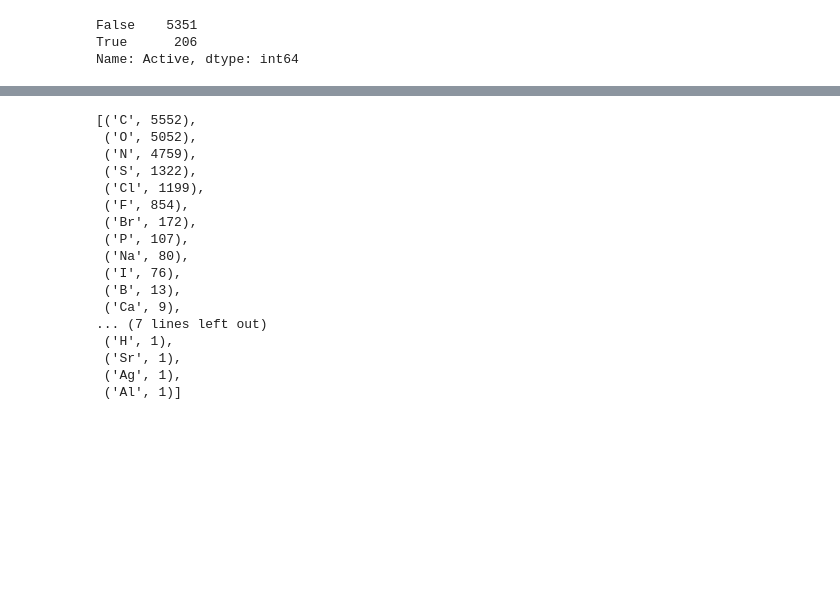
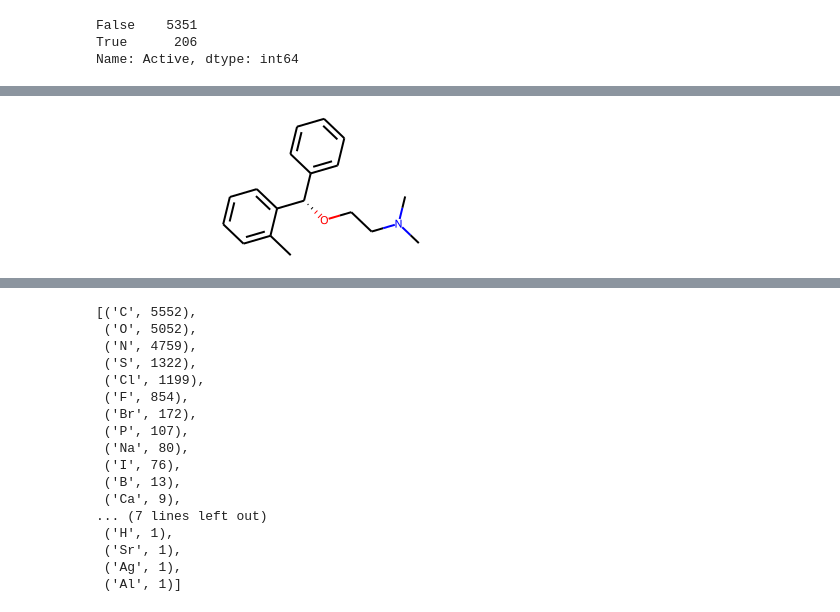
Before and after one commit to akamnev/hackathon-lap, a Jupyter notebook: notebooks/view_train_v1.ipynb, the cells around one changed output, grey strips where cells are left out. Saved outputs shown, nothing was run; the diff lists cells and outputs as text; code cells hidden in the pictures; blank space fills up the shorter version.

```diff
--- a/notebooks/view_train_v1.ipynb
+++ b/notebooks/view_train_v1.ipynb
@@ -43,0 +100,5 @@ Name: Active, dtype: int64
+# %%
+s = 'Cc1ccccc1[C@@H](OCCN(C)C)c1ccccc1'
+Chem.MolFromSmiles(s)
+# %% [output]
+[figure, added]
```
Also changed, not shown: parts of 8 cells of this notebook, 9 other files.
